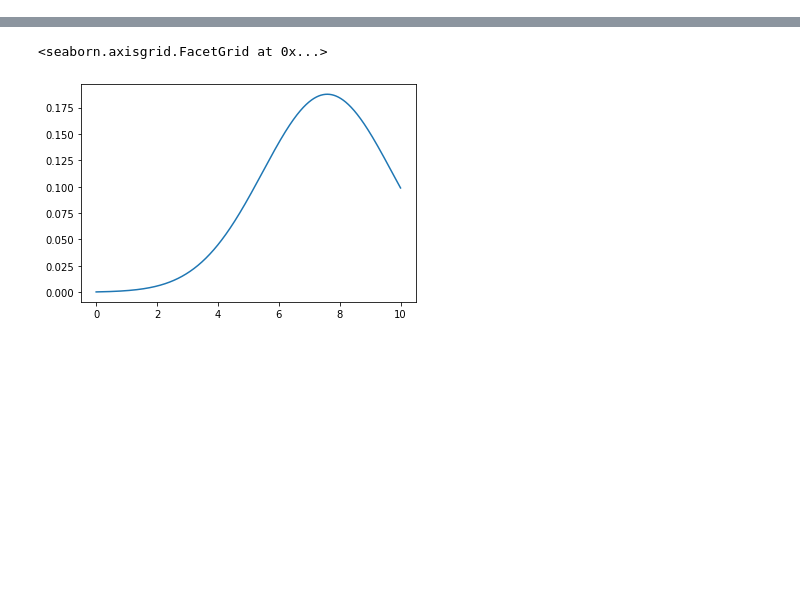
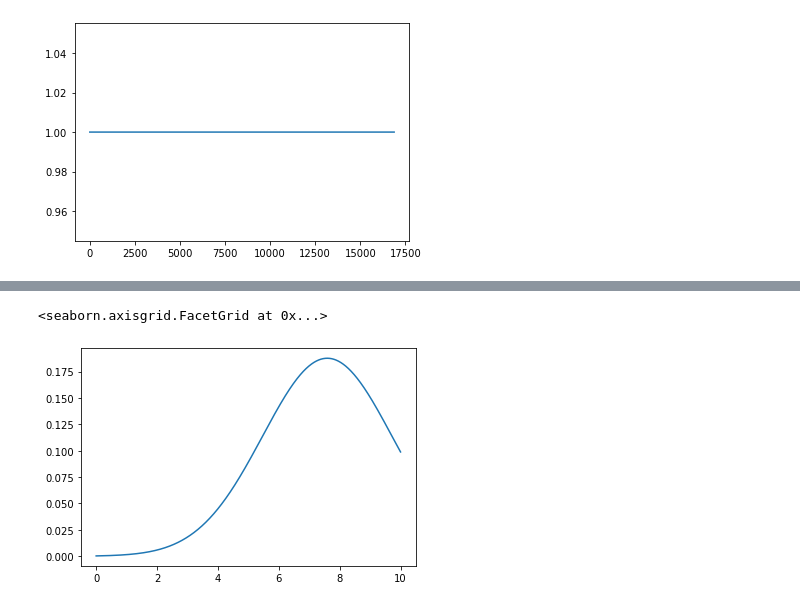
Before and after one commit to Amayas29/review-analysis, a Jupyter notebook: src/data-preprocessing.ipynb, the cells around one changed output, grey strips where cells are left out. Drawn from its saved outputs; the diff is of its cells as text; code cells hidden in the pictures; blank space fills up the shorter version.

```diff
--- a/src/data-preprocessing.ipynb
+++ b/src/data-preprocessing.ipynb
@@ -20,0 +59,9 @@ df_avis.head()
+# %%
+def update_title_jeux(arr):
+    title = arr["titre"]
+    title = re.sub(r'https://www.trictrac.net/jeu-de-societe/(.*)/?.*', r'\1', arr["url"])
+    return title
+
+df_jeux_up["_id"] = df_jeux_up.apply(update_title_jeux, axis=1)
+
+df_jeux_up.head()
@@ -20,0 +75,7 @@ df_avis.head()
+# %%
+val, counts = np.unique(df_jeux_up["_id"], return_counts=True)
+
+plt.plot(counts)
+plt.show()
+# %% [output]
+[figure, added]
```
Also changed, not shown: parts of 20 cells of this notebook.
